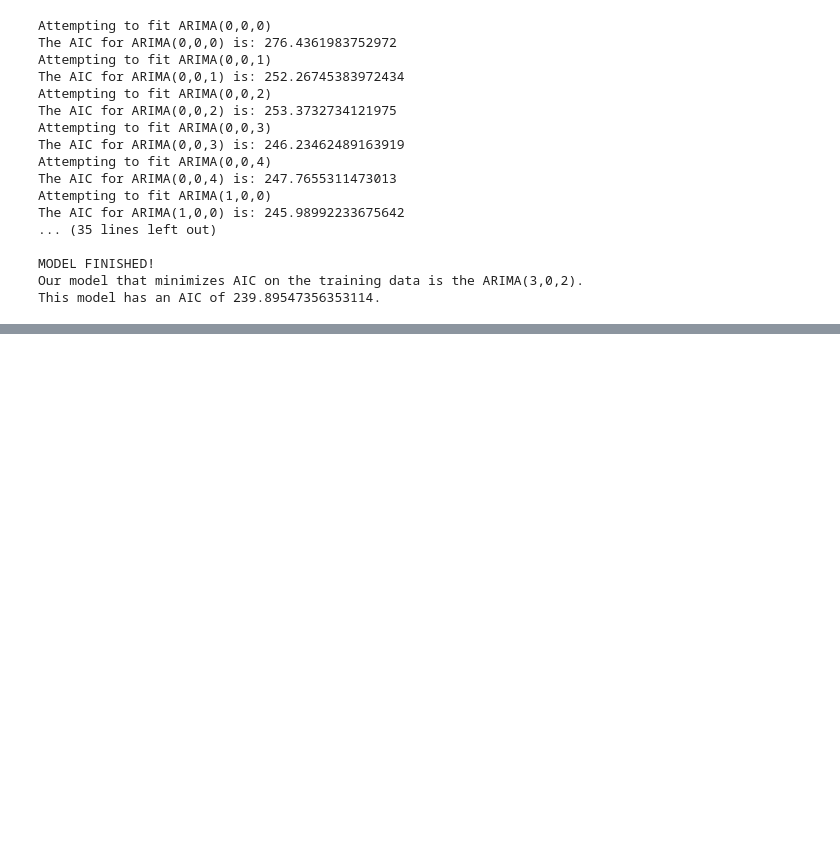
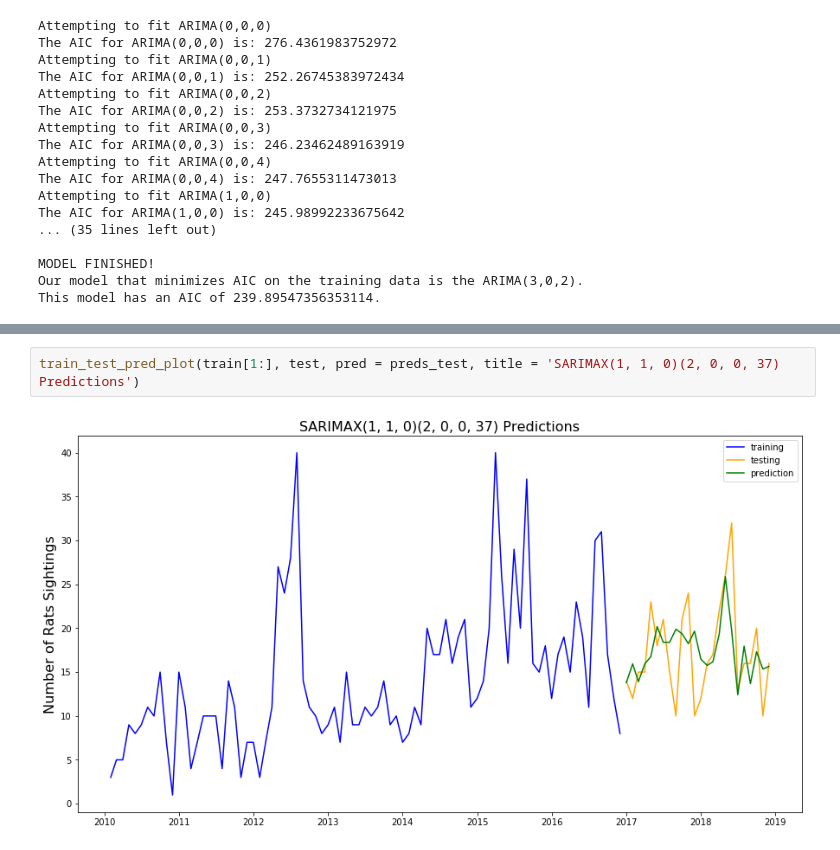
Before and after one commit to zhanzhanyu/Manhattan-Rats-Sightings-SARIMAX-Model, a Jupyter notebook: codes/03_modeling.ipynb, the cells around one changed output, grey strips where cells are left out. Drawn from its saved outputs; the diff is of its cells as text; blank space fills up the shorter version.

```diff
--- a/codes/03_modeling.ipynb
+++ b/codes/03_modeling.ipynb
@@ -325 +310,5 @@ preds_test = pd.DataFrame(sarimax_pred_test.values,
+# %%
+train_test_pred_plot(train[1:], test, pred = preds_test, title = 'SARIMAX(1, 1, 0)(2, 0, 0, 37) Predictions')
+# %% [output]
+[figure, added]
 # %%
```
Also changed, not shown: parts of 57 cells of this notebook, 10 other files.
